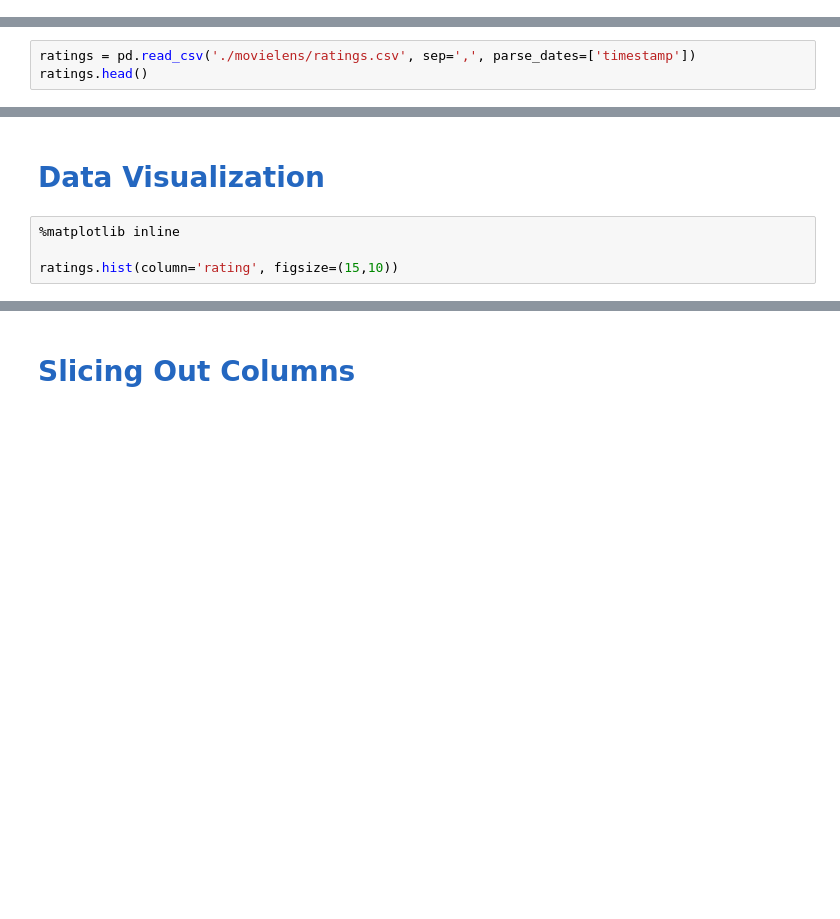
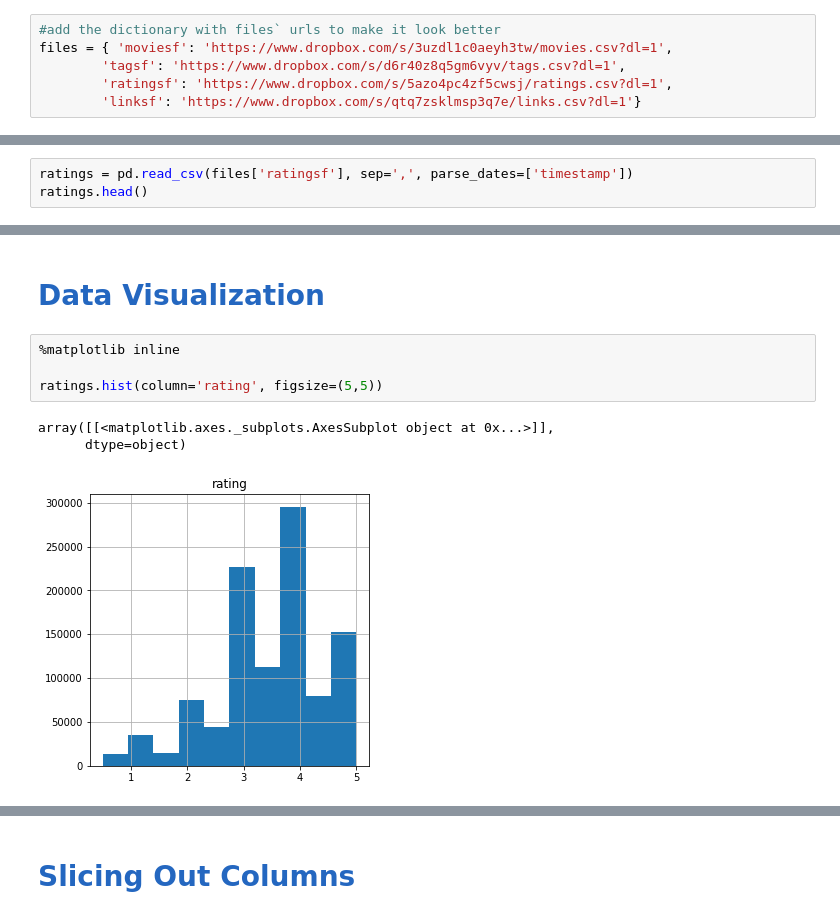
Before and after one commit to MariiaZhydenko/movie-project, a Jupyter notebook: Movie project1.ipynb, the cells around one changed output, grey strips where cells are left out. Drawn from its saved outputs; the diff is of its cells as text; blank space fills up the shorter version.

```diff
--- a/Movie project1.ipynb
+++ b/Movie project1.ipynb
@@ -153,4 +18,10 @@ In this notebook, we will be using three CSV files:
 * **movies.csv :** *movieId*, *title*, *genres* <br>
 
 Using the *read_csv* function in pandas, we will ingest these three files.
+# %%
+#add the dictionary with files` urls to make it look better
+files = { 'moviesf': 'https://www.dropbox.com/s/3uzdl1c0aeyh3tw/movies.csv?dl=1',
+        'tagsf': 'https://www.dropbox.com/s/d6r40z8q5gm6vyv/tags.csv?dl=1',
+        'ratingsf': 'https://www.dropbox.com/s/5azo4pc4zf5cwsj/ratings.csv?dl=1',
+        'linksf': 'https://www.dropbox.com/s/qtq7zsklmsp3q7e/links.csv?dl=1'}
 # %%
@@ -165,3 +61,3 @@ tags.head()
 # %%
-ratings = pd.read_csv('./movielens/ratings.csv', sep=',', parse_dates=['timestamp'])
+ratings = pd.read_csv(files['ratingsf'], sep=',', parse_dates=['timestamp'])
 ratings.head()
@@ -274,5 +177,9 @@ Thats nice ! No NULL values ! Notice the number of lines have reduced.
 # %%
 %matplotlib inline
 
-ratings.hist(column='rating', figsize=(15,10))
+ratings.hist(column='rating', figsize=(5,5))
+# %% [output]
+array([[<matplotlib.axes._subplots.AxesSubplot object at 0x...>]],
+      dtype=object)
+[figure, added]
 # %%
```
Also changed, not shown: parts of 55 cells of this notebook.
